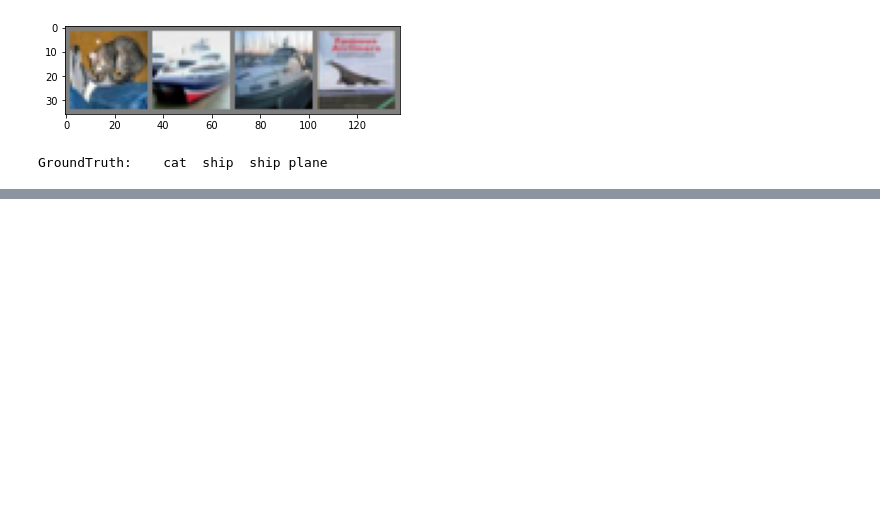
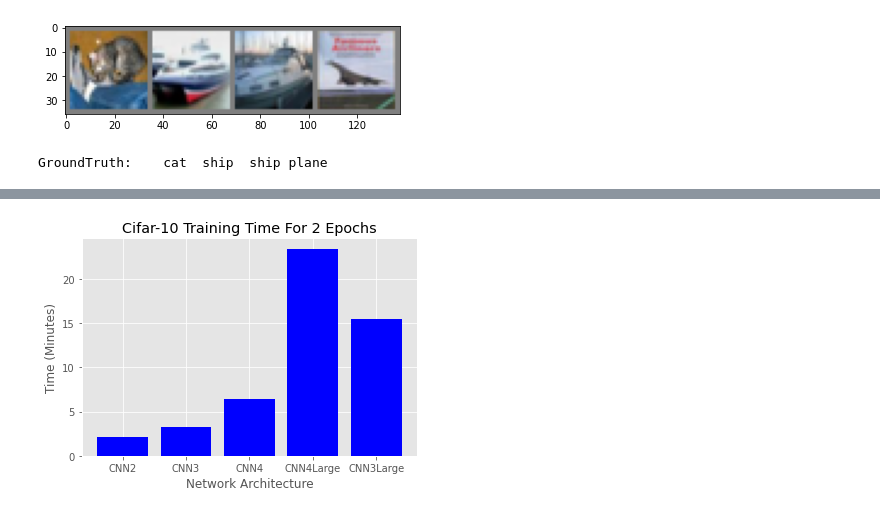
Before and after one commit to jjames71396/Cifar10_Classifier_Experiments, a Jupyter notebook: Cifar10_Experiments.ipynb, the cells around one changed output, grey strips where cells are left out. Cells and saved outputs as stored; diff of their text form; code cells hidden in the pictures; blank space fills up the shorter version.

```diff
--- a/Cifar10_Experiments.ipynb
+++ b/Cifar10_Experiments.ipynb
@@ -397,0 +381,5 @@ Finished Training
+# %%
+start = time.time()
+train(2)
+end = time.time()
+times.append(end-start)
@@ -464,0 +444,5 @@ Finished Training
+# %%
+start = time.time()
+train(2)
+end = time.time()
+times.append(end-start)
@@ -544,0 +518,15 @@ Accuracy for class truck is: 70.4 %
+# %%
+plt.style.use('ggplot')
+
+x_pos = [i for i, _ in enumerate(networks)]
+
+plt.bar(x_pos, times_mins, color='blue')
+plt.xlabel("Network Architecture")
+plt.ylabel("Time (Minutes)")
+plt.title("Cifar-10 Training Time For 2 Epochs")
+
+plt.xticks(x_pos, networks)
+
+plt.show()
+# %% [output]
+[figure, added]
```
Also changed, not shown: parts of 41 cells of this notebook.
